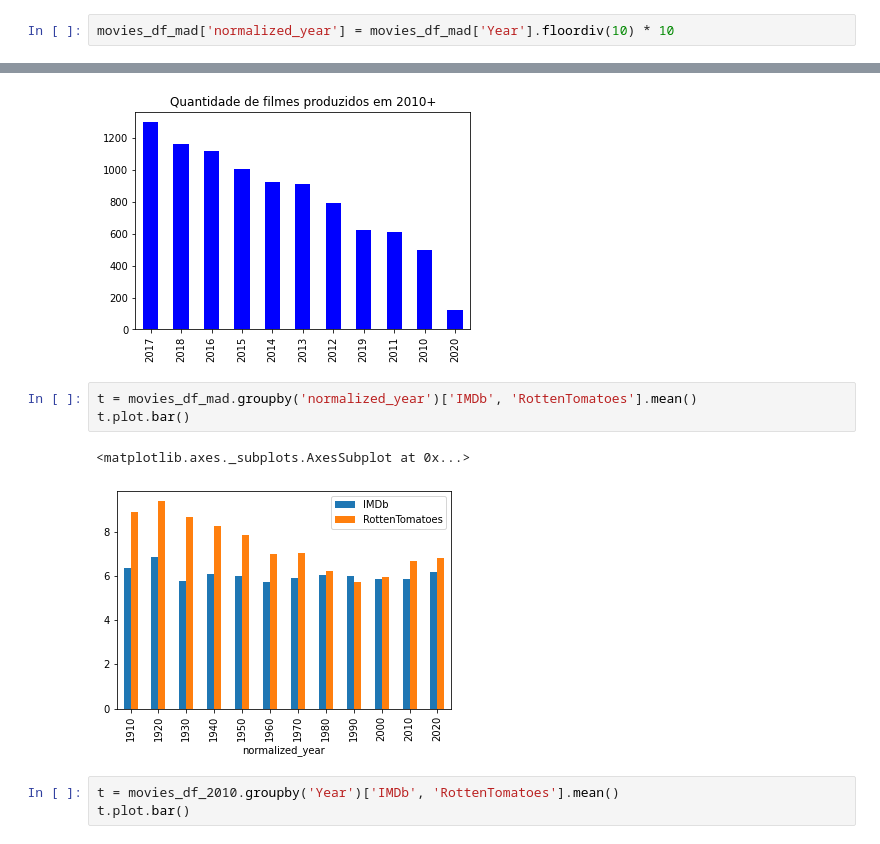
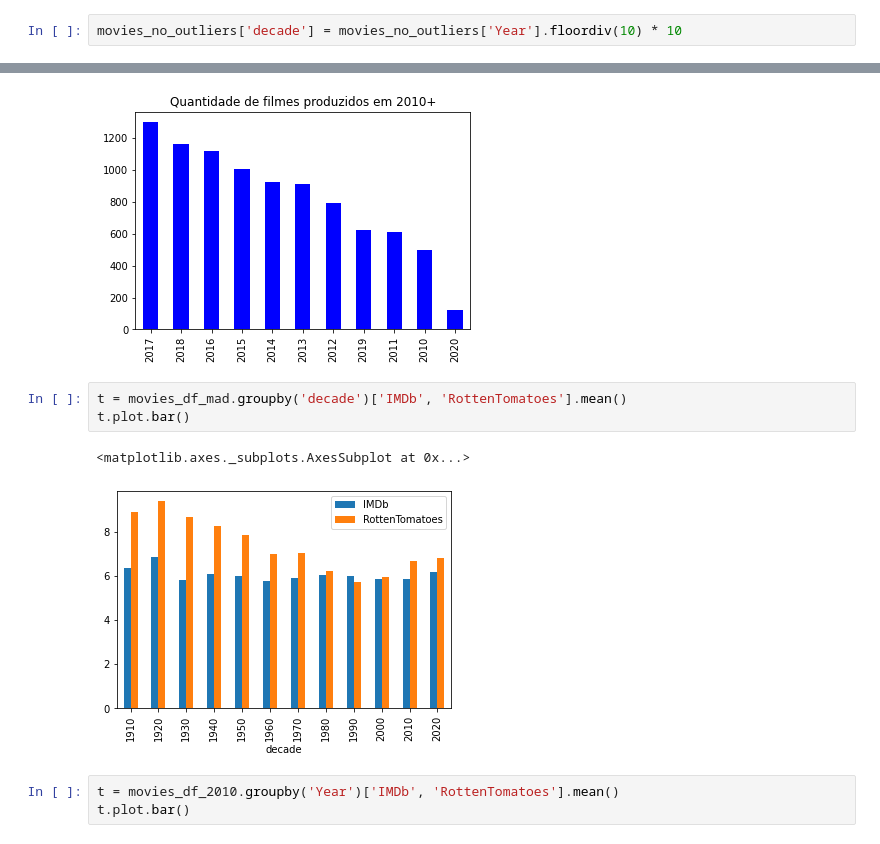
Before and after one commit to JonatasDeOliveira/movie-it, a Jupyter notebook: src/MovieIt.ipynb, the cells around one changed output, grey strips where cells are left out. Drawn from its saved outputs; the diff is of its cells as text.

```diff
--- a/src/MovieIt.ipynb
+++ b/src/MovieIt.ipynb
@@ -351,5 +377,5 @@ movies_df_mad.boxplot(column='Runtime')
 # %%
-movies_df_mad['normalized_year'] = movies_df_mad['Year'].floordiv(10) * 10
+movies_no_outliers['decade'] = movies_no_outliers['Year'].floordiv(10) * 10
 # %% [output]
 A value is trying to be set on a copy of a slice from a DataFrame.
 Try using .loc[row_indexer,col_indexer] = value instead
@@ -371,11 +397,11 @@ quantity_movies_2010.plot.bar(color=(0,0,1), title='Quantidade de filmes produzi
 <matplotlib.axes._subplots.AxesSubplot at 0x...>
 [figure]
 # %%
-t = movies_df_mad.groupby('normalized_year')['IMDb', 'RottenTomatoes'].mean()
+t = movies_df_mad.groupby('decade')['IMDb', 'RottenTomatoes'].mean()
 t.plot.bar()
 # %% [output]
 <matplotlib.axes._subplots.AxesSubplot at 0x...>
-[figure, old version]
+[figure, new version]
 # %%
 t = movies_df_2010.groupby('Year')['IMDb', 'RottenTomatoes'].mean()
 t.plot.bar()
```
Also changed, not shown: parts of 36 cells of this notebook.
